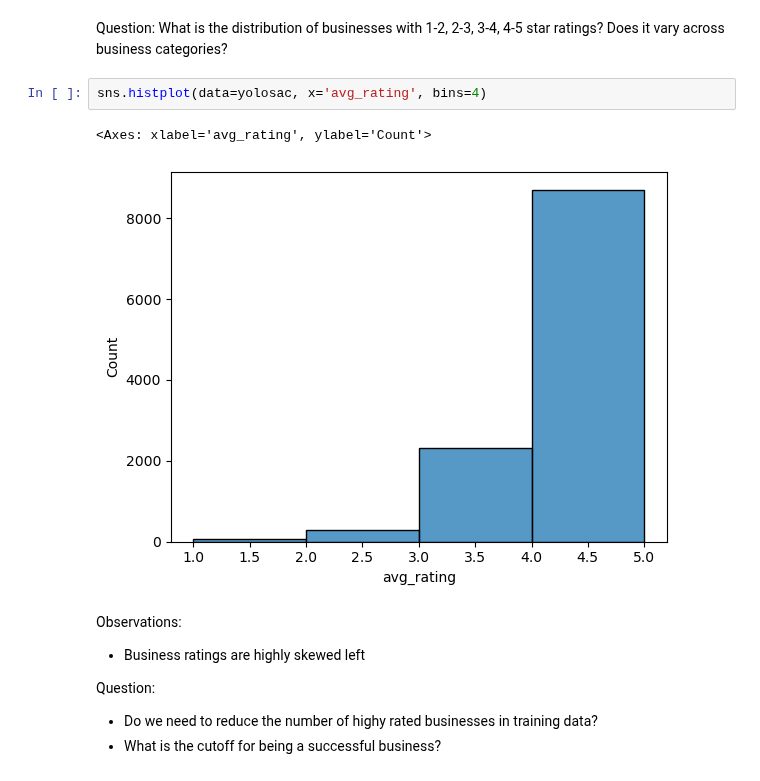
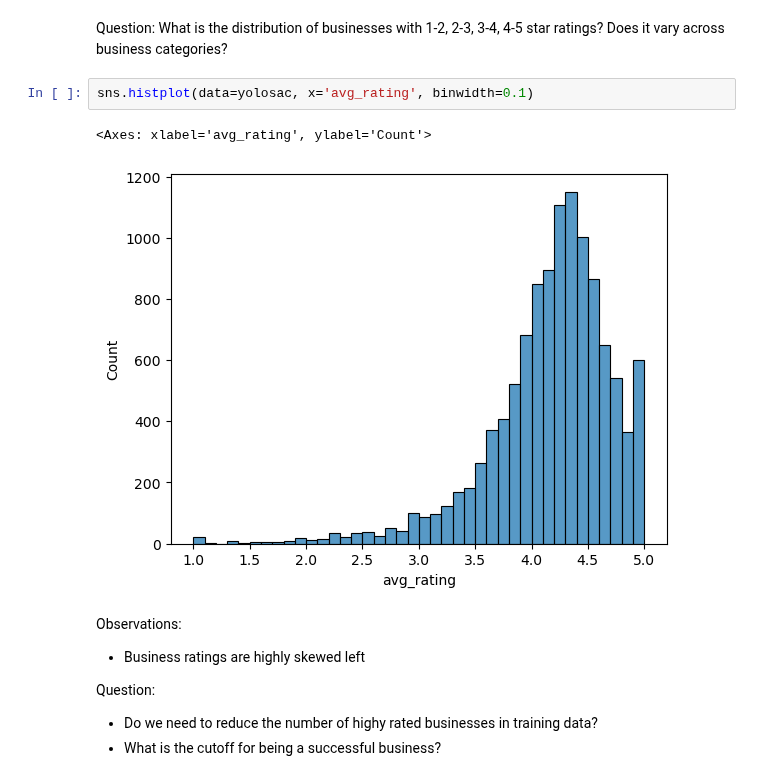
Before and after one commit to jotyot/rate-review, a Jupyter notebook: eda.ipynb, the cells around one changed output. Drawn from its saved outputs; the diff is of its cells as text.

```diff
--- a/eda.ipynb
+++ b/eda.ipynb
@@ -89,10 +88,10 @@ Questions:
 # %% [markdown]
 Question: What is the distribution of businesses with 1-2, 2-3, 3-4, 4-5 star ratings? Does it vary across business categories?
 # %%
-sns.histplot(data=yolosac, x='avg_rating', bins=4)
+sns.histplot(data=yolosac, x='avg_rating', binwidth=0.1)
 # %% [output]
 <Axes: xlabel='avg_rating', ylabel='Count'>
-[figure, old version]
+[figure, new version]
 # %% [markdown]
 Observations:
 - Business ratings are highly skewed left
```
Also changed, not shown: parts of 21 cells of this notebook.
